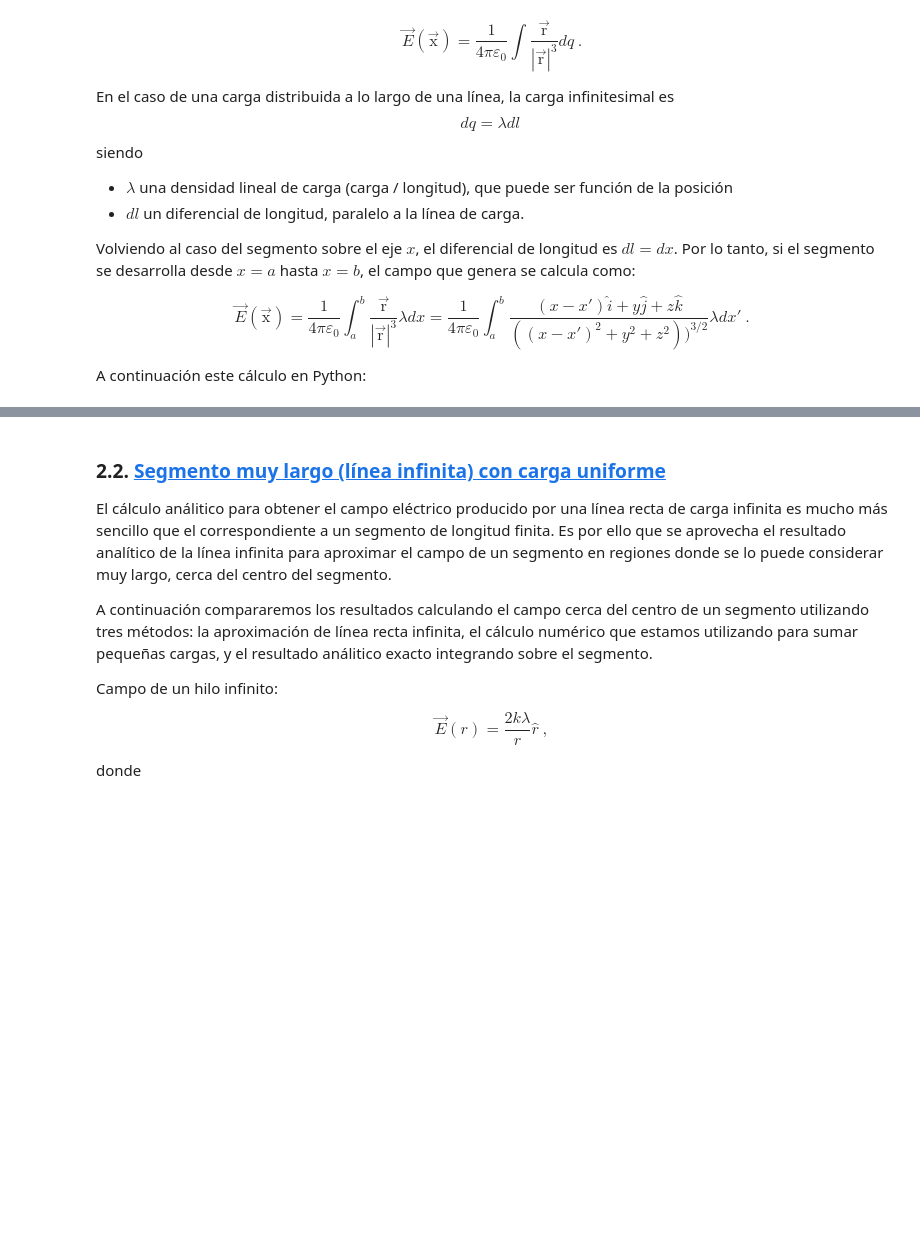
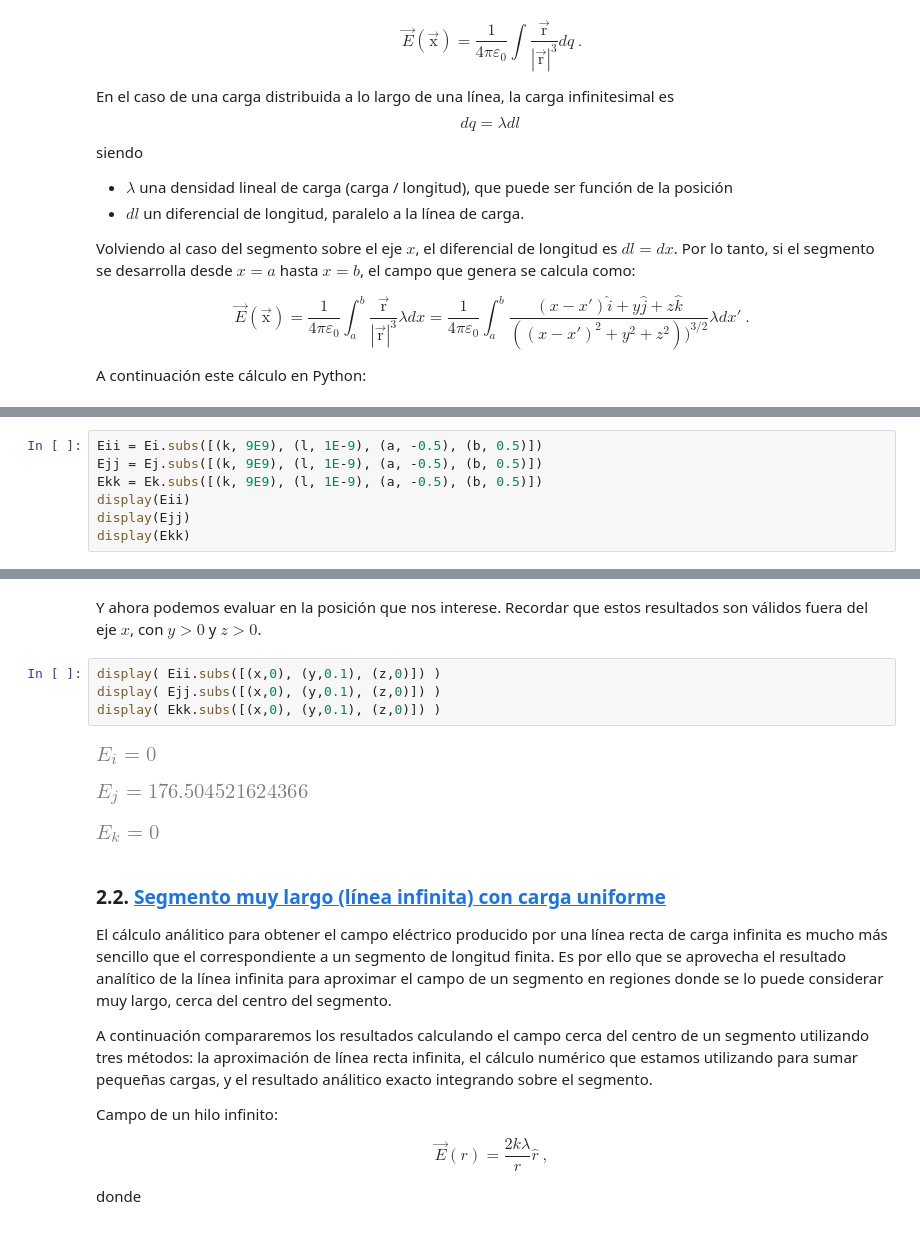
Before and after one commit to epplugins/UTN, a Jupyter notebook: electromagnetismo/em02_distribuciones_continuas.ipynb, the cells around one changed output, grey strips where cells are left out. Saved outputs shown, nothing was run; the diff lists cells and outputs as text; blank space fills up the shorter version.

```diff
--- a/electromagnetismo/em02_distribuciones_continuas.ipynb
+++ b/electromagnetismo/em02_distribuciones_continuas.ipynb
@@ -244,0 +249,7 @@ $\displaystyle E_{k} = - \frac{k \lambda z \left(a - x\right)}{y^{2} \sqrt{y^{2}
+# %%
+Eii = Ei.subs([(k, 9E9), (l, 1E-9), (a, -0.5), (b, 0.5)])
+Ejj = Ej.subs([(k, 9E9), (l, 1E-9), (a, -0.5), (b, 0.5)])
+Ekk = Ek.subs([(k, 9E9), (l, 1E-9), (a, -0.5), (b, 0.5)])
+display(Eii)
+display(Ejj)
+display(Ekk)
@@ -245,3 +260,13 @@ $\displaystyle E_{k} = - \frac{k \lambda z \left(a - x\right)}{y^{2} \sqrt{y^{2}
+# %% [markdown]
+Y ahora podemos evaluar en la posición que nos interese. Recordar que estos resultados son válidos fuera del eje $x$, con $y>0$ y $z>0$.
+# %%
+display( Eii.subs([(x,0), (y,0.1), (z,0)]) )
+display( Ejj.subs([(x,0), (y,0.1), (z,0)]) )
+display( Ekk.subs([(x,0), (y,0.1), (z,0)]) )
+# %% [output]
+[figure, added]
+[figure, added]
+[figure, added]
 # %% [markdown]
 ### 2.2. <a id='toc2_2_'></a>[Segmento muy largo (línea infinita) con carga uniforme](#toc0_)
 
```
Also changed, not shown: parts of 10 cells of this notebook, 1 other file.
